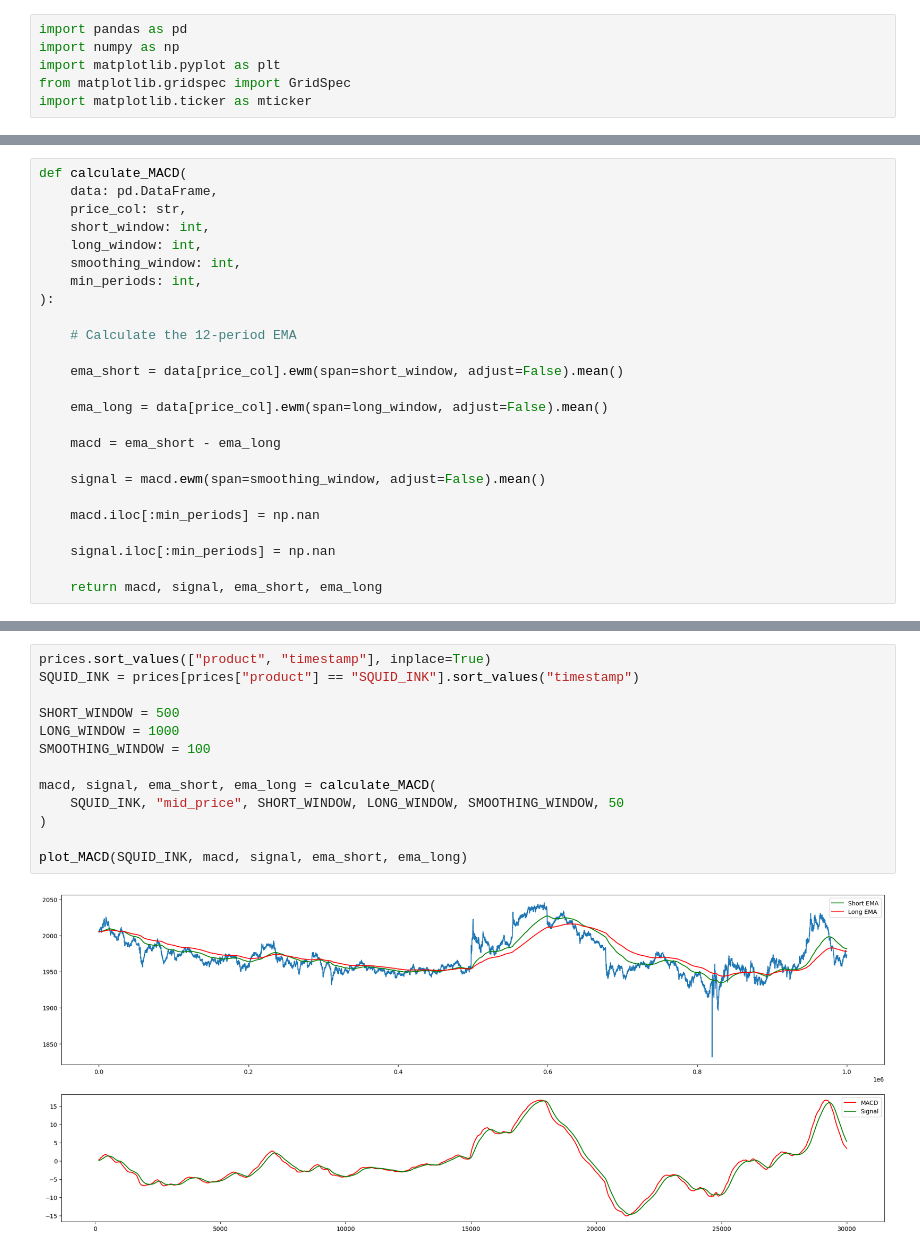
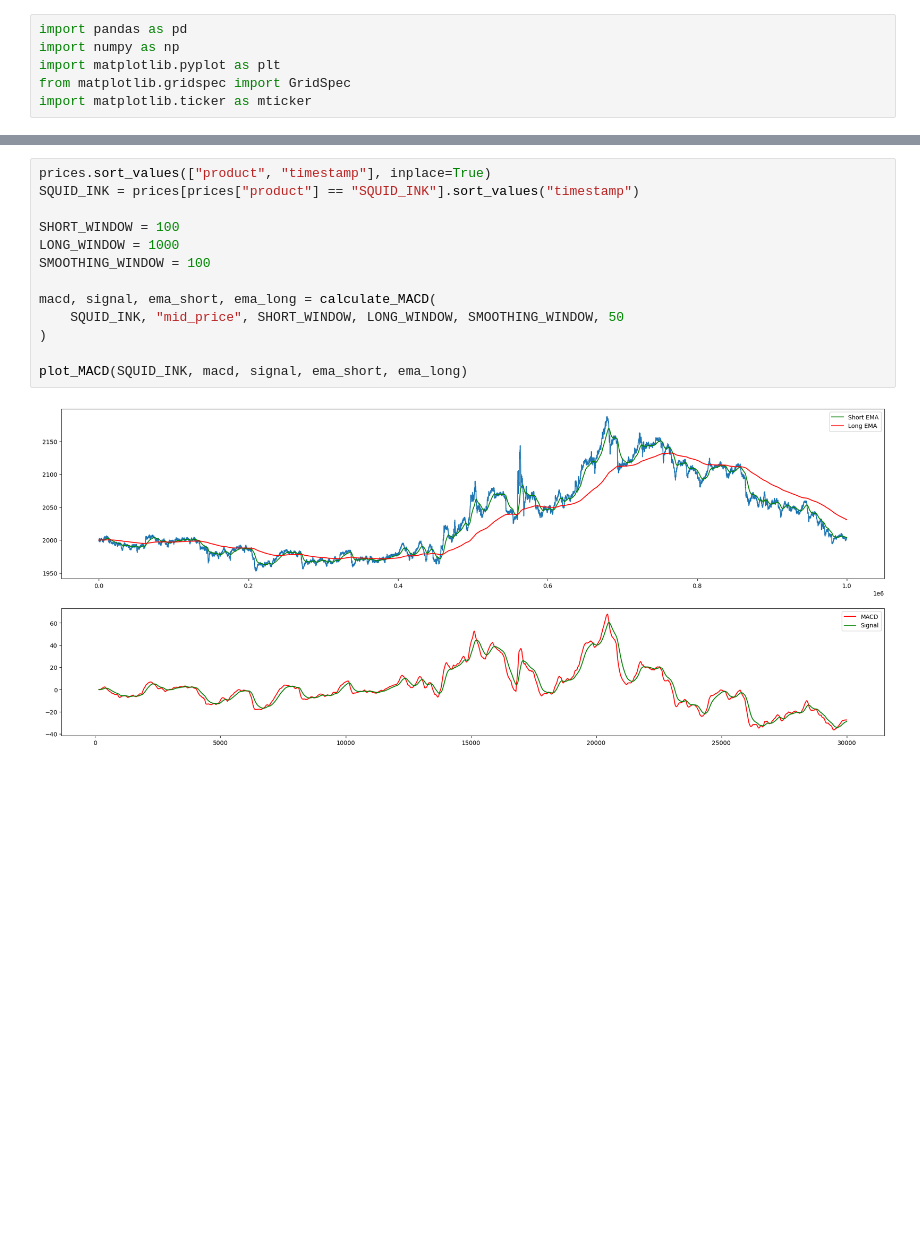
Before and after one commit to tommasomarrucci/IMC----Prosperity, a Jupyter notebook: TomTom.ipynb, the cells around one changed output, grey strips where cells are left out. Drawn from its saved outputs; the diff is of its cells as text; blank space fills up the shorter version.

```diff
--- a/TomTom.ipynb
+++ b/TomTom.ipynb
@@ -53,25 +74,0 @@ def calculate_MACD(
-# %%
-def calculate_MACD(
-    data: pd.DataFrame,
-    price_col: str,
-    short_window: int,
-    long_window: int,
-    smoothing_window: int,
-    min_periods: int,
-):
-
-    # Calculate the 12-period EMA
-
-    ema_short = data[price_col].ewm(span=short_window, adjust=False).mean()
-
-    ema_long = data[price_col].ewm(span=long_window, adjust=False).mean()
-
-    macd = ema_short - ema_long
-
-    signal = macd.ewm(span=smoothing_window, adjust=False).mean()
-
-    macd.iloc[:min_periods] = np.nan
-
-    signal.iloc[:min_periods] = np.nan
-
-    return macd, signal, ema_short, ema_long
@@ -98,18 +75,18 @@ def plot_MACD(prices: pd.DataFrame, macd, signal, ema_short, ema_long):
 # %%
 prices.sort_values(["product", "timestamp"], inplace=True)
 SQUID_INK = prices[prices["product"] == "SQUID_INK"].sort_values("timestamp")
 
-SHORT_WINDOW = 500
+SHORT_WINDOW = 100
 LONG_WINDOW = 1000
 SMOOTHING_WINDOW = 100
 
 macd, signal, ema_short, ema_long = calculate_MACD(
     SQUID_INK, "mid_price", SHORT_WINDOW, LONG_WINDOW, SMOOTHING_WINDOW, 50
 )
 
 plot_MACD(SQUID_INK, macd, signal, ema_short, ema_long)
 # %% [output]
-[figure, old version]
+[figure, new version]
 # %%
 SQUID_INK["long"] = ema_short > ema_long
 SQUID_INK["ret"] = SQUID_INK["mid_price"].pct_change()
```
Also changed, not shown: parts of 6 cells of this notebook.
